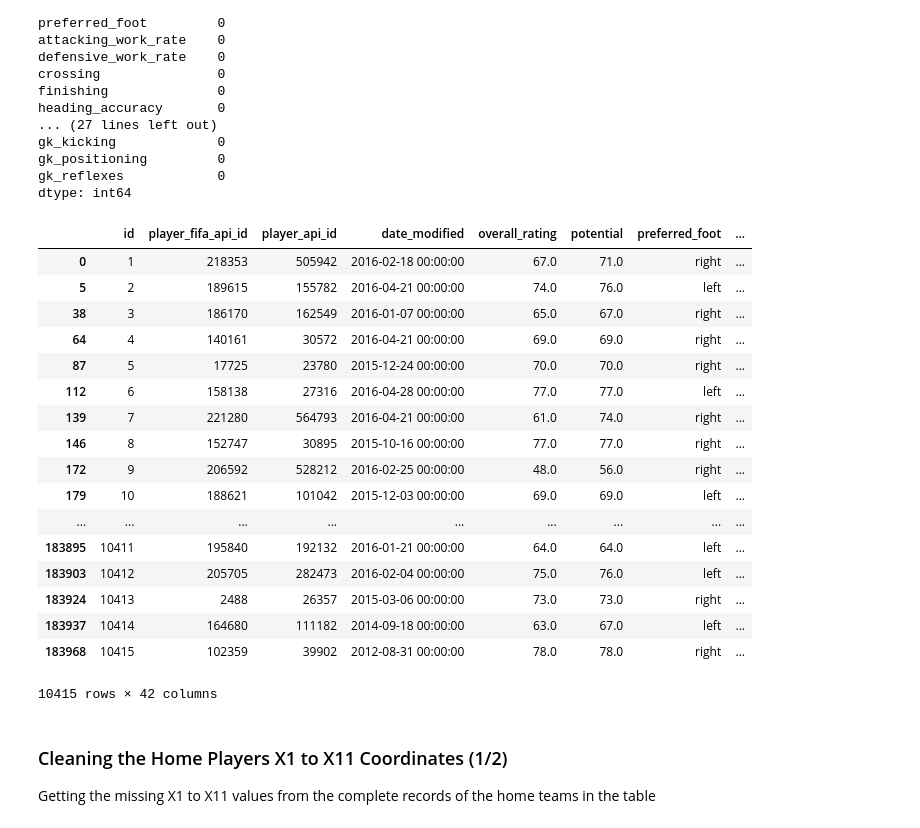
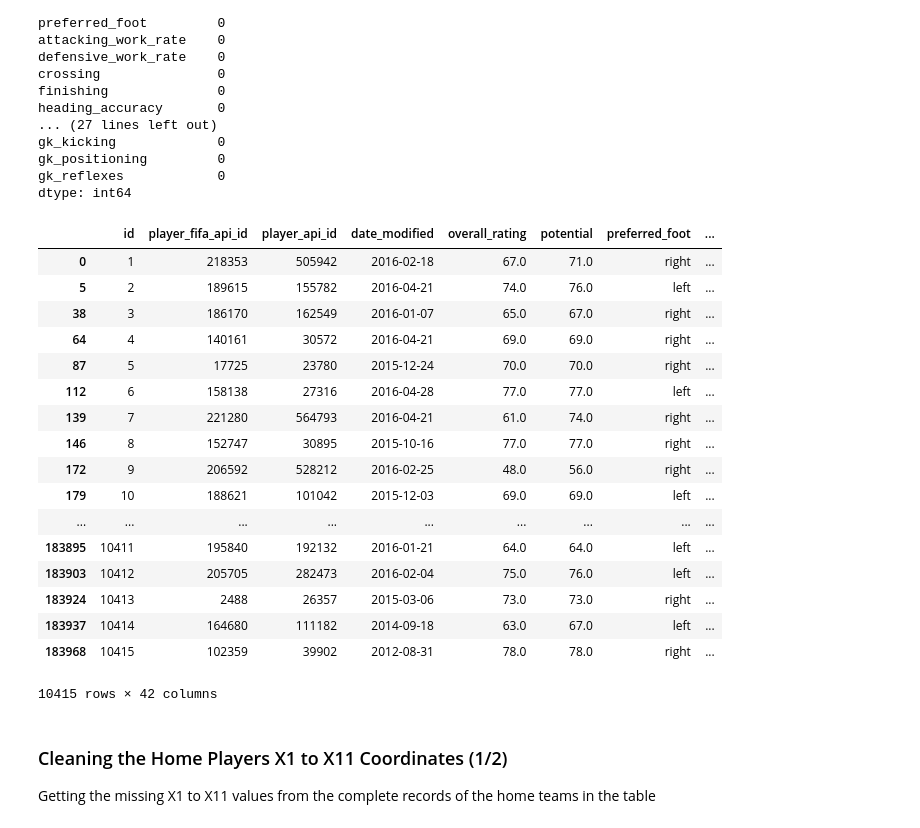
Before and after one commit to AmgadAshraf/EuropeanSoccer, a Jupyter notebook: ProjectNotebook.ipynb, the cells around one changed output. Saved outputs shown, nothing was run; the diff lists cells and outputs as text; code cells hidden in the pictures.

```diff
--- a/ProjectNotebook.ipynb
+++ b/ProjectNotebook.ipynb
@@ -318,27 +322,28 @@ gk_reflexes            0
 dtype: int64
 # %%
 playerAttributes_df_1 = playerAttributes_df_1.rename(columns={"date": "date_modified"})
+playerAttributes_df_1['date_modified'] = pd.to_datetime(playerAttributes_df_1['date_modified'], format='%Y/%m/%d %H:%M:%S')
 del playerAttributes_df_1['id']
 playerAttributes_df_1.insert(0, 'id', range(1, len(playerAttributes_df_1)+1))
 playerAttributes_df_1
 # %% [output]
 |  | id | player_fifa_api_id | player_api_id | date_modified | overall_rating | potential | preferred_foot | ... |
-| 0 | 1 | 218353 | 505942 | 2016-02-18 00:00:00 | 67.0 | 71.0 | right | ... |
-| 5 | 2 | 189615 | 155782 | 2016-04-21 00:00:00 | 74.0 | 76.0 | left | ... |
-| 38 | 3 | 186170 | 162549 | 2016-01-07 00:00:00 | 65.0 | 67.0 | right | ... |
-| 64 | 4 | 140161 | 30572 | 2016-04-21 00:00:00 | 69.0 | 69.0 | right | ... |
-| 87 | 5 | 17725 | 23780 | 2015-12-24 00:00:00 | 70.0 | 70.0 | right | ... |
-| 112 | 6 | 158138 | 27316 | 2016-04-28 00:00:00 | 77.0 | 77.0 | left | ... |
-| 139 | 7 | 221280 | 564793 | 2016-04-21 00:00:00 | 61.0 | 74.0 | right | ... |
-| 146 | 8 | 152747 | 30895 | 2015-10-16 00:00:00 | 77.0 | 77.0 | right | ... |
-| 172 | 9 | 206592 | 528212 | 2016-02-25 00:00:00 | 48.0 | 56.0 | right | ... |
-| 179 | 10 | 188621 | 101042 | 2015-12-03 00:00:00 | 69.0 | 69.0 | left | ... |
+| 0 | 1 | 218353 | 505942 | 2016-02-18 | 67.0 | 71.0 | right | ... |
+| 5 | 2 | 189615 | 155782 | 2016-04-21 | 74.0 | 76.0 | left | ... |
+| 38 | 3 | 186170 | 162549 | 2016-01-07 | 65.0 | 67.0 | right | ... |
+| 64 | 4 | 140161 | 30572 | 2016-04-21 | 69.0 | 69.0 | right | ... |
+| 87 | 5 | 17725 | 23780 | 2015-12-24 | 70.0 | 70.0 | right | ... |
+| 112 | 6 | 158138 | 27316 | 2016-04-28 | 77.0 | 77.0 | left | ... |
+| 139 | 7 | 221280 | 564793 | 2016-04-21 | 61.0 | 74.0 | right | ... |
+| 146 | 8 | 152747 | 30895 | 2015-10-16 | 77.0 | 77.0 | right | ... |
+| 172 | 9 | 206592 | 528212 | 2016-02-25 | 48.0 | 56.0 | right | ... |
+| 179 | 10 | 188621 | 101042 | 2015-12-03 | 69.0 | 69.0 | left | ... |
 | ... | ... | ... | ... | ... | ... | ... | ... | ... |
-| 183895 | 10411 | 195840 | 192132 | 2016-01-21 00:00:00 | 64.0 | 64.0 | left | ... |
-| 183903 | 10412 | 205705 | 282473 | 2016-02-04 00:00:00 | 75.0 | 76.0 | left | ... |
-| 183924 | 10413 | 2488 | 26357 | 2015-03-06 00:00:00 | 73.0 | 73.0 | right | ... |
-| 183937 | 10414 | 164680 | 111182 | 2014-09-18 00:00:00 | 63.0 | 67.0 | left | ... |
-| 183968 | 10415 | 102359 | 39902 | 2012-08-31 00:00:00 | 78.0 | 78.0 | right | ... |
+| 183895 | 10411 | 195840 | 192132 | 2016-01-21 | 64.0 | 64.0 | left | ... |
+| 183903 | 10412 | 205705 | 282473 | 2016-02-04 | 75.0 | 76.0 | left | ... |
+| 183924 | 10413 | 2488 | 26357 | 2015-03-06 | 73.0 | 73.0 | right | ... |
+| 183937 | 10414 | 164680 | 111182 | 2014-09-18 | 63.0 | 67.0 | left | ... |
+| 183968 | 10415 | 102359 | 39902 | 2012-08-31 | 78.0 | 78.0 | right | ... |
 10415 rows × 42 columns
 # %%
 pd.set_option('display.max_rows', 800)
```
Also changed, not shown: parts of 24 cells of this notebook.
